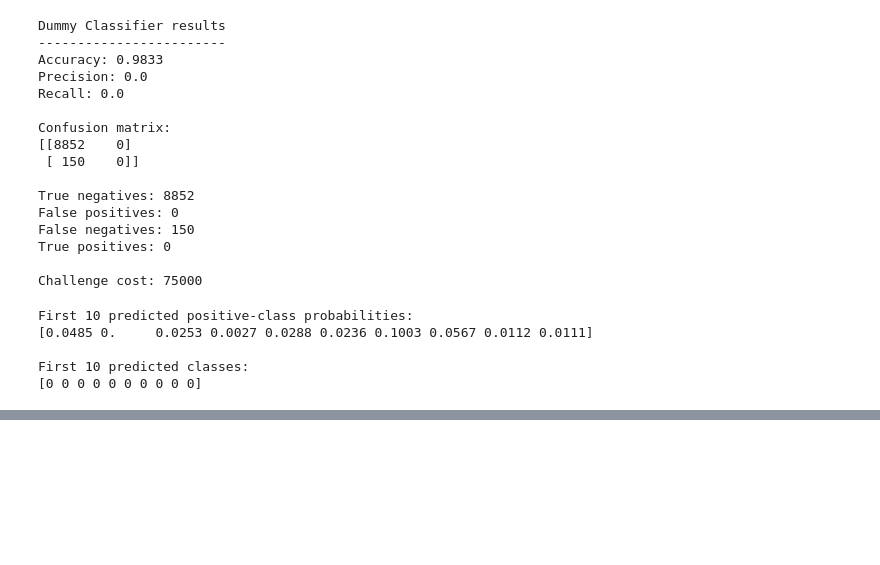
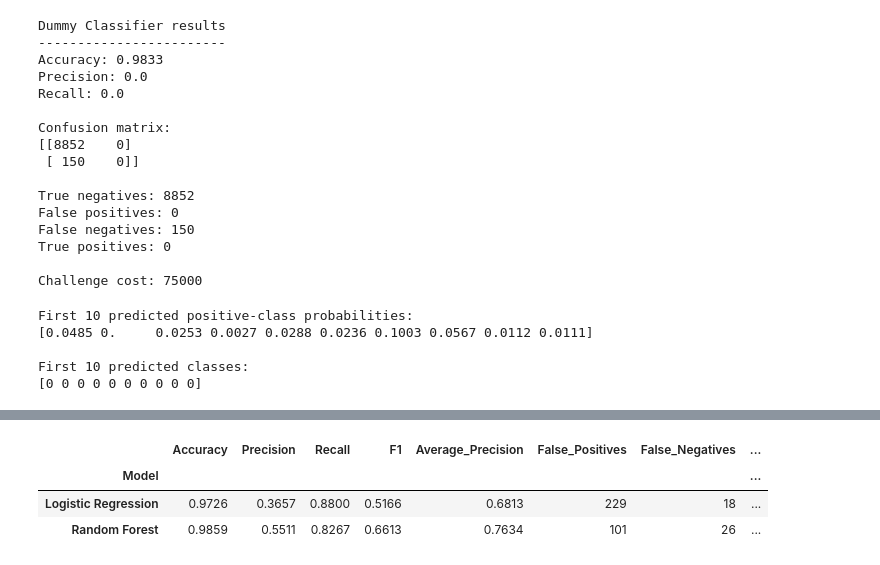
Before and after one commit to Louay-Khairallah/aps-failure-prediction, a Jupyter notebook: aps_failure_prediction.ipynb, the cells around one changed output, grey strips where cells are left out. Cells and saved outputs as stored; diff of their text form; code cells hidden in the pictures; blank space fills up the shorter version.

```diff
--- a/aps_failure_prediction.ipynb
+++ b/aps_failure_prediction.ipynb
@@ -263,0 +305,66 @@ First 10 predicted classes:
+# %%
+import pandas as pd
+from sklearn.metrics import (
+    accuracy_score,
+    precision_score,
+    recall_score,
+    f1_score,
+    average_precision_score,
+    confusion_matrix
+)
+
+# Store both models and their validation probabilities
+models = {
+    "Logistic Regression": (
+        logistic_model,
+        logistic_probabilities
+    ),
+    "Random Forest": (
+        random_forest_model,
+        rf_probabilities
+    )
+}
+
+results = []
+
+for model_name, (model, probabilities) in models.items():
+
+    # Use 0.5 as the initial threshold
+    predictions = (probabilities >= 0.5).astype(int)
+
+    # Calculate confusion-matrix counts
+    tn, fp, fn, tp = confusion_matrix(
+        y_val,
+        predictions,
+        labels=[0, 1]
+    ).ravel()
+
+    # Calculate metrics
+    results.append({
+        "Model": model_name,
+        "Accuracy": accuracy_score(y_val, predictions),
+        "Precision": precision_score(
+            y_val, predictions, zero_division=0
+        ),
+        "Recall": recall_score(
+            y_val, predictions, zero_division=0
+        ),
+        "F1": f1_score(
+            y_val, predictions, zero_division=0
+        ),
+        "Average_Precision": average_precision_score(
+            y_val, probabilities
+        ),
+        "False_Positives": fp,
+        "False_Negatives": fn,
+        "Challenge_Cost": 10 * fp + 500 * fn
+    })
+
+comparison = pd.DataFrame(results).set_index("Model")
+
+display(comparison.round(4))
+# %% [output]
+|  | Accuracy | Precision | Recall | F1 | Average_Precision | False_Positives | False_Negatives | ... |
+| Model |  |  |  |  |  |  |  | ... |
+| Logistic Regression | 0.9726 | 0.3657 | 0.8800 | 0.5166 | 0.6813 | 229 | 18 | ... |
+| Random Forest | 0.9859 | 0.5511 | 0.8267 | 0.6613 | 0.7634 | 101 | 26 | ... |
```
Also changed, not shown: parts of 7 cells of this notebook.
